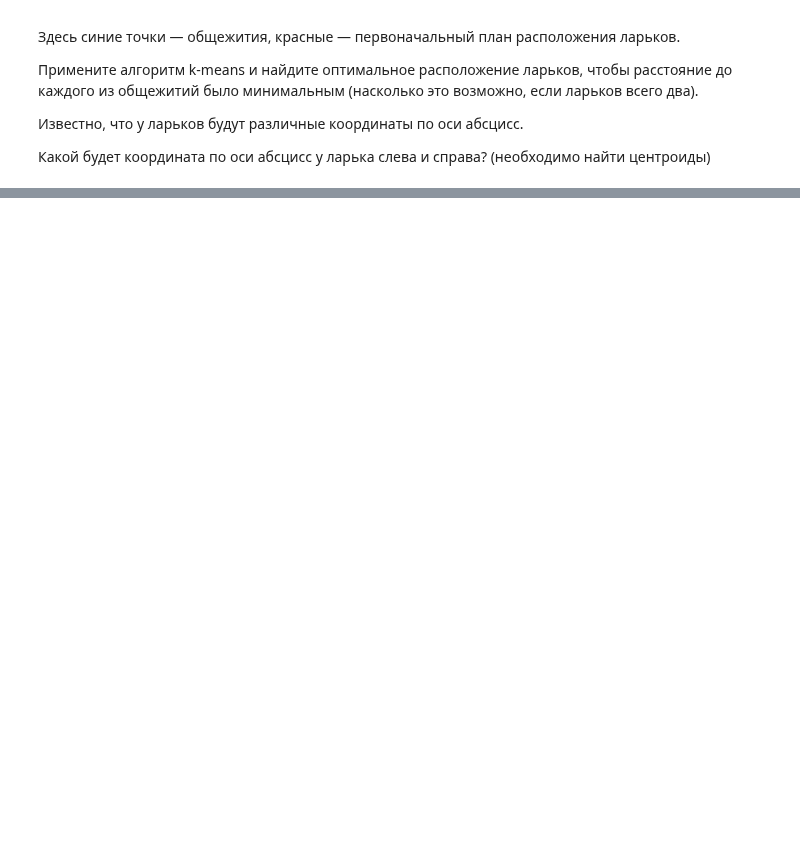
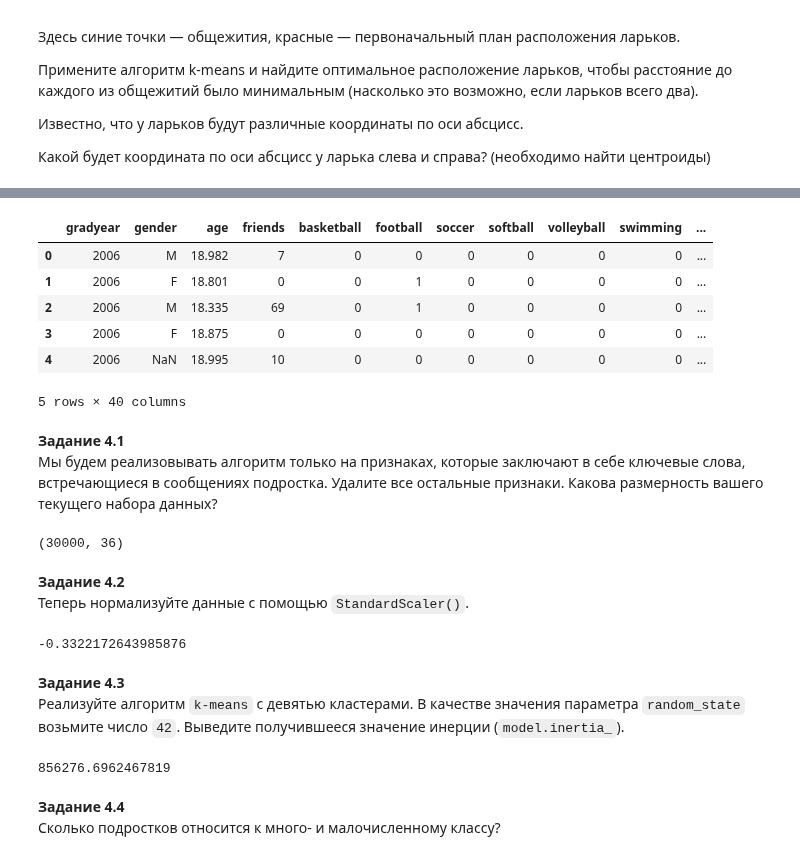
Before and after one commit to ScReameer/DS-learning, a Jupyter notebook: Math/Block-6/Module-10. Clustering and dimension reduction/Practice.ipynb, the cells around one changed output, grey strips where cells are left out. Drawn from its saved outputs; the diff is of its cells as text; code cells hidden in the pictures; blank space fills up the shorter version.

```diff
--- a/Math/Block-6/Module-10. Clustering and dimension reduction/Practice.ipynb
+++ b/Math/Block-6/Module-10. Clustering and dimension reduction/Practice.ipynb
@@ -39,0 +54,39 @@ print(km_model.cluster_centers_)
+# %%
+data = pd.read_csv('data/snsdata.zip')
+data.head()
+# %% [output]
+|  | gradyear | gender | age | friends | basketball | football | soccer | softball | volleyball | swimming | ... |
+| 0 | 2006 | M | 18.982 | 7 | 0 | 0 | 0 | 0 | 0 | 0 | ... |
+| 1 | 2006 | F | 18.801 | 0 | 0 | 1 | 0 | 0 | 0 | 0 | ... |
+| 2 | 2006 | M | 18.335 | 69 | 0 | 1 | 0 | 0 | 0 | 0 | ... |
+| 3 | 2006 | F | 18.875 | 0 | 0 | 0 | 0 | 0 | 0 | 0 | ... |
+| 4 | 2006 | NaN | 18.995 | 10 | 0 | 0 | 0 | 0 | 0 | 0 | ... |
+5 rows × 40 columns
+# %% [markdown]
+**Задание 4.1**
+Мы будем реализовывать алгоритм только на признаках, которые заключают в себе ключевые слова, встречающиеся в сообщениях подростка. Удалите все остальные признаки. Какова размерность вашего текущего набора данных?
+# %%
+drop_cols = ['gradyear', 'gender', 'age', 'friends']
+data.drop(columns=drop_cols, inplace=True)
+data.shape
+# %% [output]
+(30000, 36)
+# %% [markdown]
+**Задание 4.2**
+Теперь нормализуйте данные с помощью `StandardScaler()`.
+# %%
+data_scaled = StandardScaler().fit_transform(data)
+data_scaled[0][0]
+# %% [output]
+-0.3322172643985876
+# %% [markdown]
+**Задание 4.3**
+Реализуйте алгоритм `k-means` c девятью кластерами. В качестве значения параметра `random_state` возьмите число `42`. Выведите получившееся значение инерции (`model.inertia_`).
+# %%
+km_model = KMeans(n_clusters=9, random_state=42).fit(data_scaled)
+km_model.inertia_
+# %% [output]
+856276.6962467819
+# %% [markdown]
+**Задание 4.4**
+Сколько подростков относится к много- и малочисленному классу?
```
Also changed, not shown: parts of 13 cells of this notebook, 1 other file.
